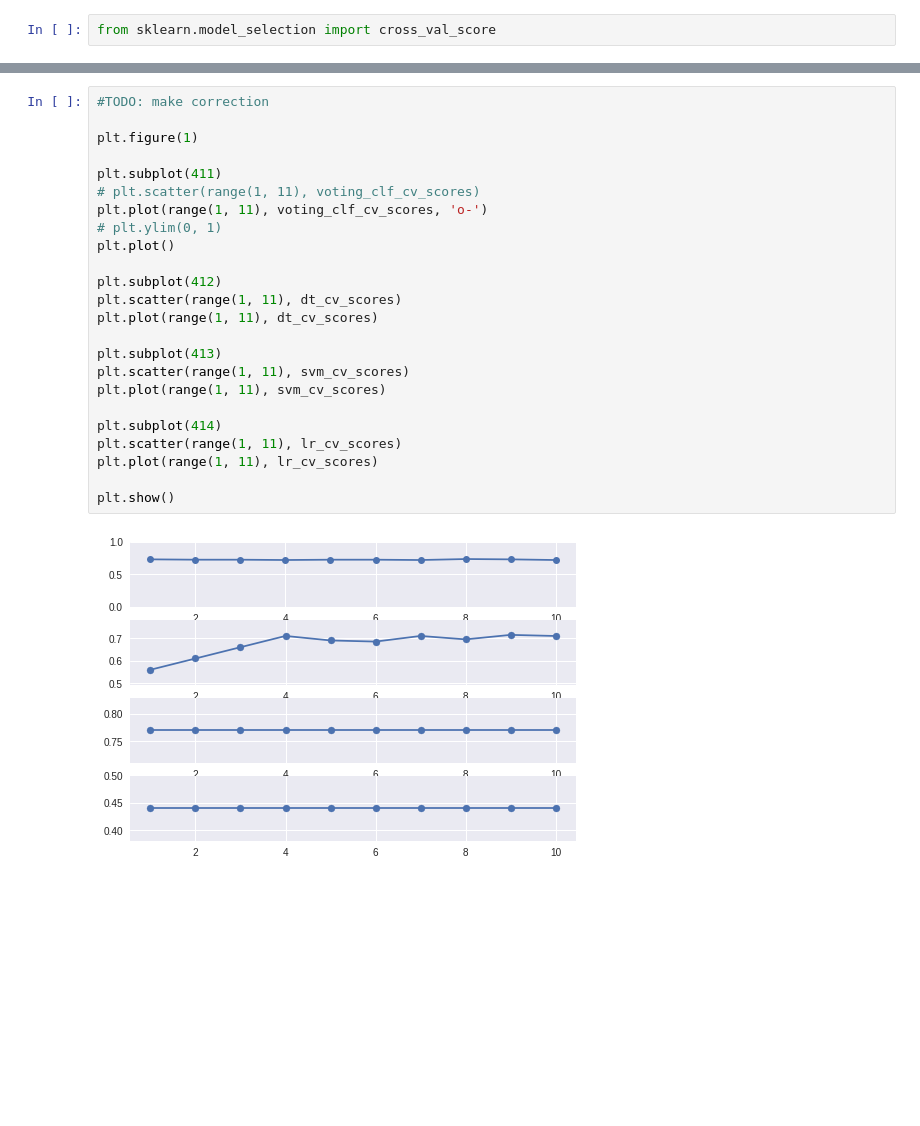
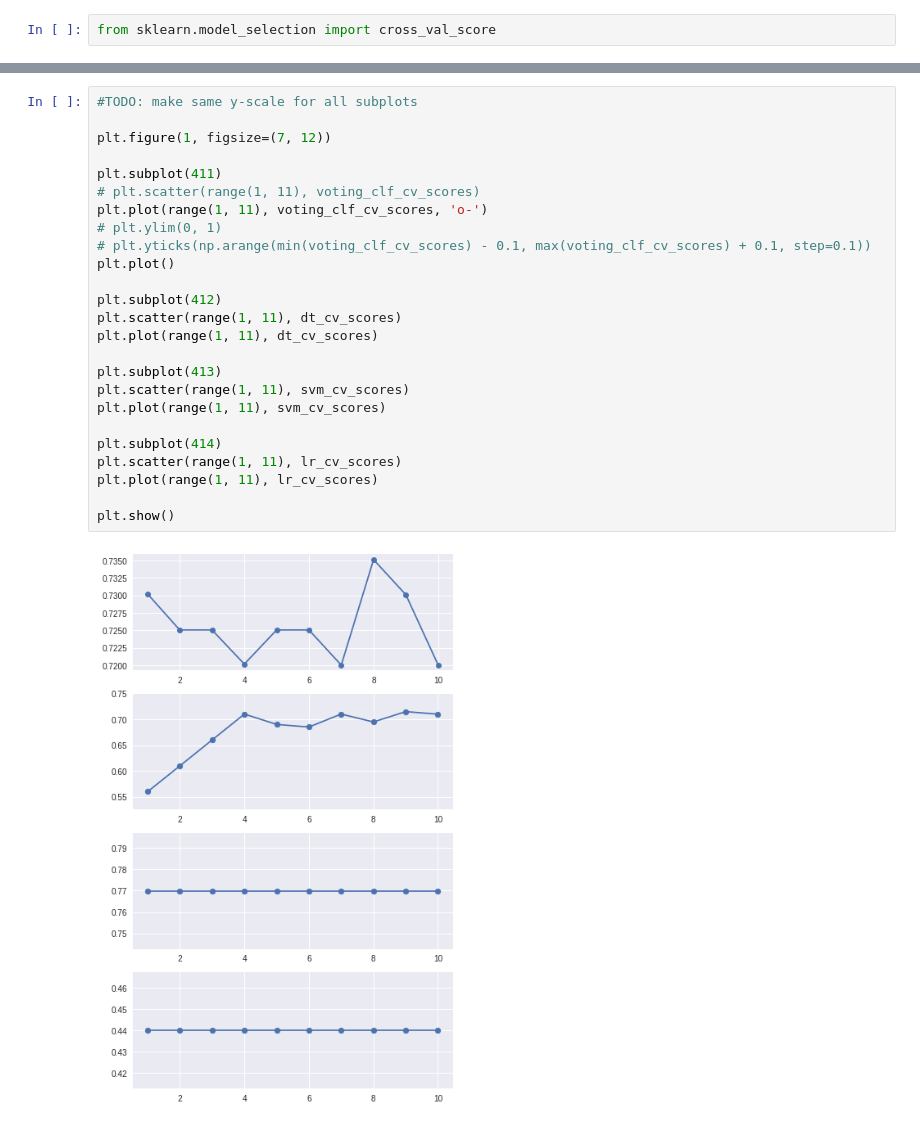
Before and after one commit to aakashv000/Machine-Learning-Lab-CS3103, a Jupyter notebook: Lab_10_Ensembling_methods.ipynb, the cells around one changed output, grey strips where cells are left out. Cells and saved outputs as stored; diff of their text form; blank space fills up the shorter version.

```diff
--- a/Lab_10_Ensembling_methods.ipynb
+++ b/Lab_10_Ensembling_methods.ipynb
@@ -157,28 +157,29 @@ voting_clf_cv_scores
  0.7300950683303625,
  0.7199940582293524]
 # %%
-#TODO: make correction
+#TODO: make same y-scale for all subplots
 
-plt.figure(1)
+plt.figure(1, figsize=(7, 12))
 
 plt.subplot(411)
 # plt.scatter(range(1, 11), voting_clf_cv_scores)
 plt.plot(range(1, 11), voting_clf_cv_scores, 'o-')
 # plt.ylim(0, 1)
+# plt.yticks(np.arange(min(voting_clf_cv_scores) - 0.1, max(voting_clf_cv_scores) + 0.1, step=0.1))
 plt.plot()
 
 plt.subplot(412)
 plt.scatter(range(1, 11), dt_cv_scores)
 plt.plot(range(1, 11), dt_cv_scores)
 
 plt.subplot(413)
 plt.scatter(range(1, 11), svm_cv_scores)
 plt.plot(range(1, 11), svm_cv_scores)
 
 plt.subplot(414)
 plt.scatter(range(1, 11), lr_cv_scores)
 plt.plot(range(1, 11), lr_cv_scores)
 
 plt.show()
 # %% [output]
-[figure, old version]
+[figure, new version]
```
Also changed, not shown: parts of 1 cell of this notebook.
